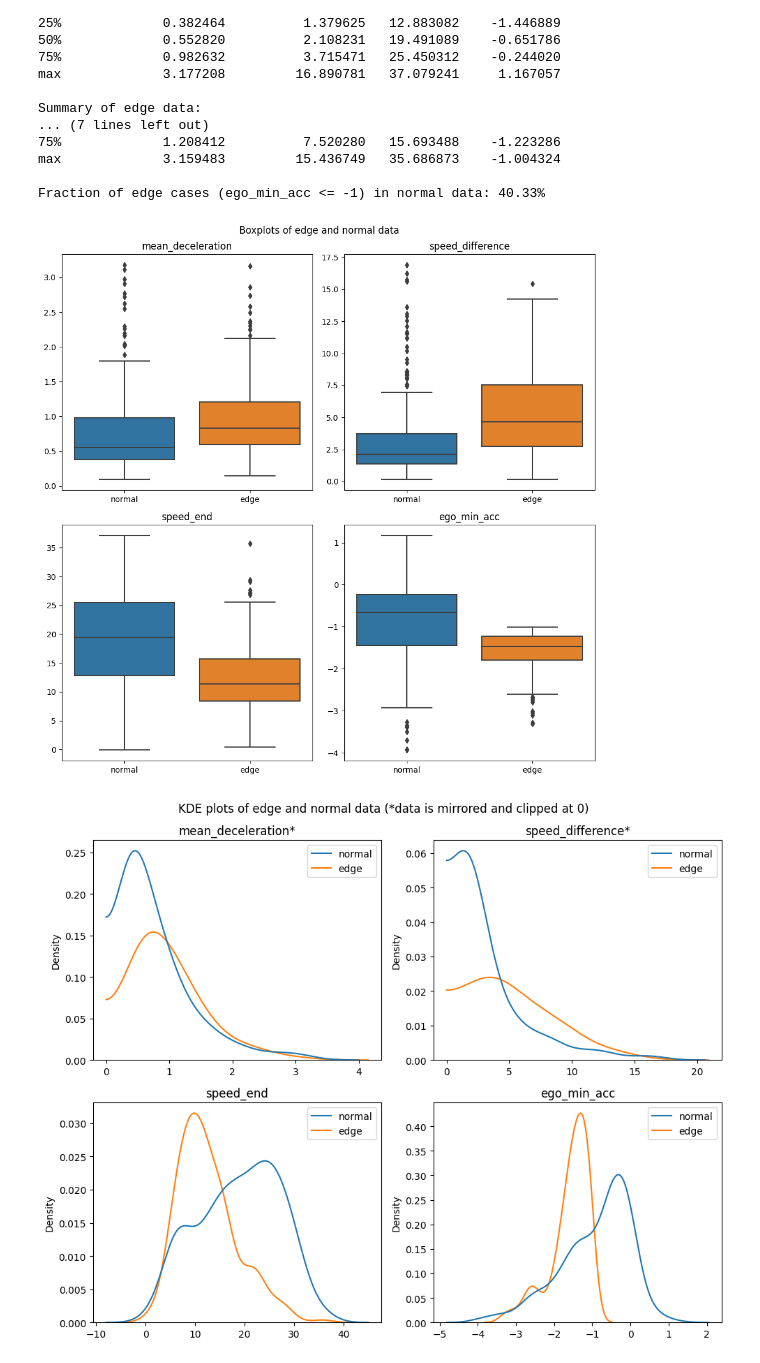
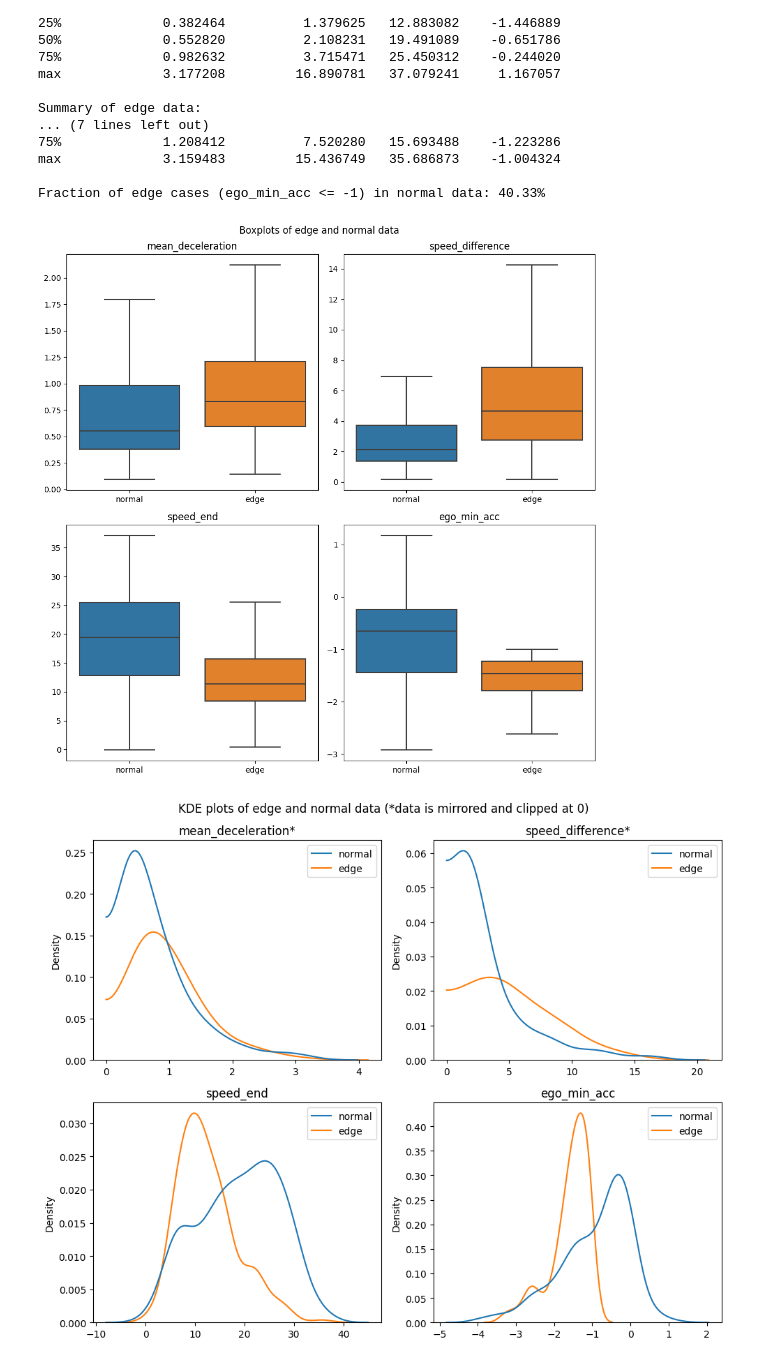
Before and after one commit to TijnBerns/safety-assessment-av, a Jupyter notebook: data_summary.ipynb, the cells around one changed output. Drawn from its saved outputs; the diff is of its cells as text; code cells hidden in the pictures.

```diff
--- a/data_summary.ipynb
+++ b/data_summary.ipynb
@@ -38,16 +48,23 @@ Fraction of edge cases (ego_min_acc <= -1) in normal data: 40.33%
 # %%
 # Create boxplots
 nrows = 2
 ncols = 2
 fig, axes = plt.subplots(nrows, ncols, figsize=(10, 10),layout='tight')
 fig.suptitle('Boxplots of edge and normal data')
 
 for column_name, ax in zip(lead_braking_normal.columns, axes.ravel()):
     sns.boxplot([lead_braking_normal[column_name],
-                lead_braking_edge[column_name]],
+                lead_braking_edge[column_name]],showfliers=False,
                 ax=ax).set(title=column_name, xticklabels=['normal','edge'])
+
+# for column_name, ax in zip(lead_braking_normal.columns, axes.ravel()):
+#     fig, axes = plt.subplots(1, figsize=(1.9,1.9), layout='tight')
+#     title = column_name.replace('_', ' ')
+#     sns.boxplot([lead_braking_normal[column_name],
+#                 lead_braking_edge[column_name]],showfliers=False, ax=axes).set(xticklabels=['normal','edge'])
+#     plt.savefig(f"img/{column_name}-boxplt.pgf")
 # %% [output]
-[figure, old version]
+[figure, new version]
 # %%
 
 # Create KDE plots
```
Also changed, not shown: parts of 1 cell of this notebook, 10 other files.
